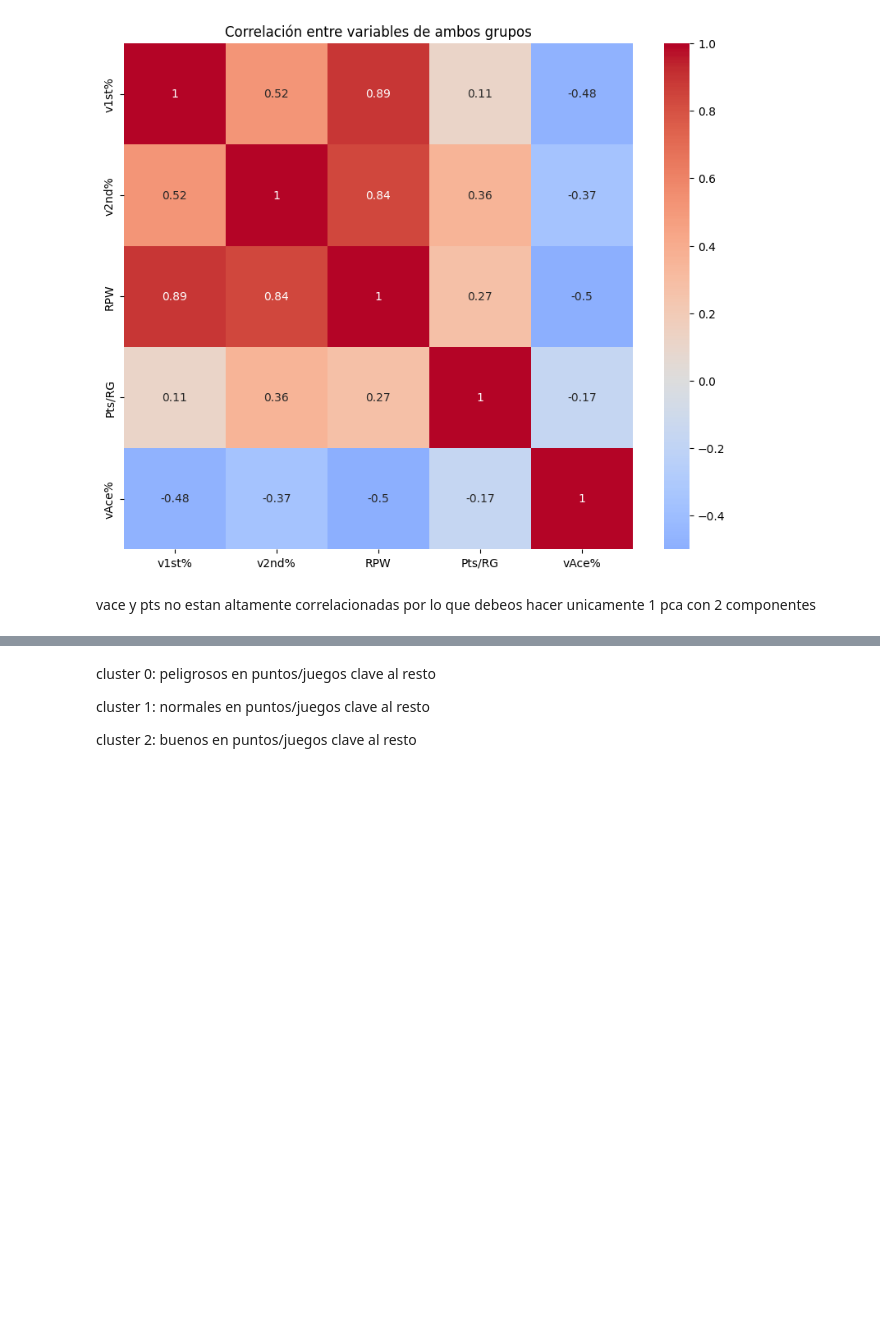
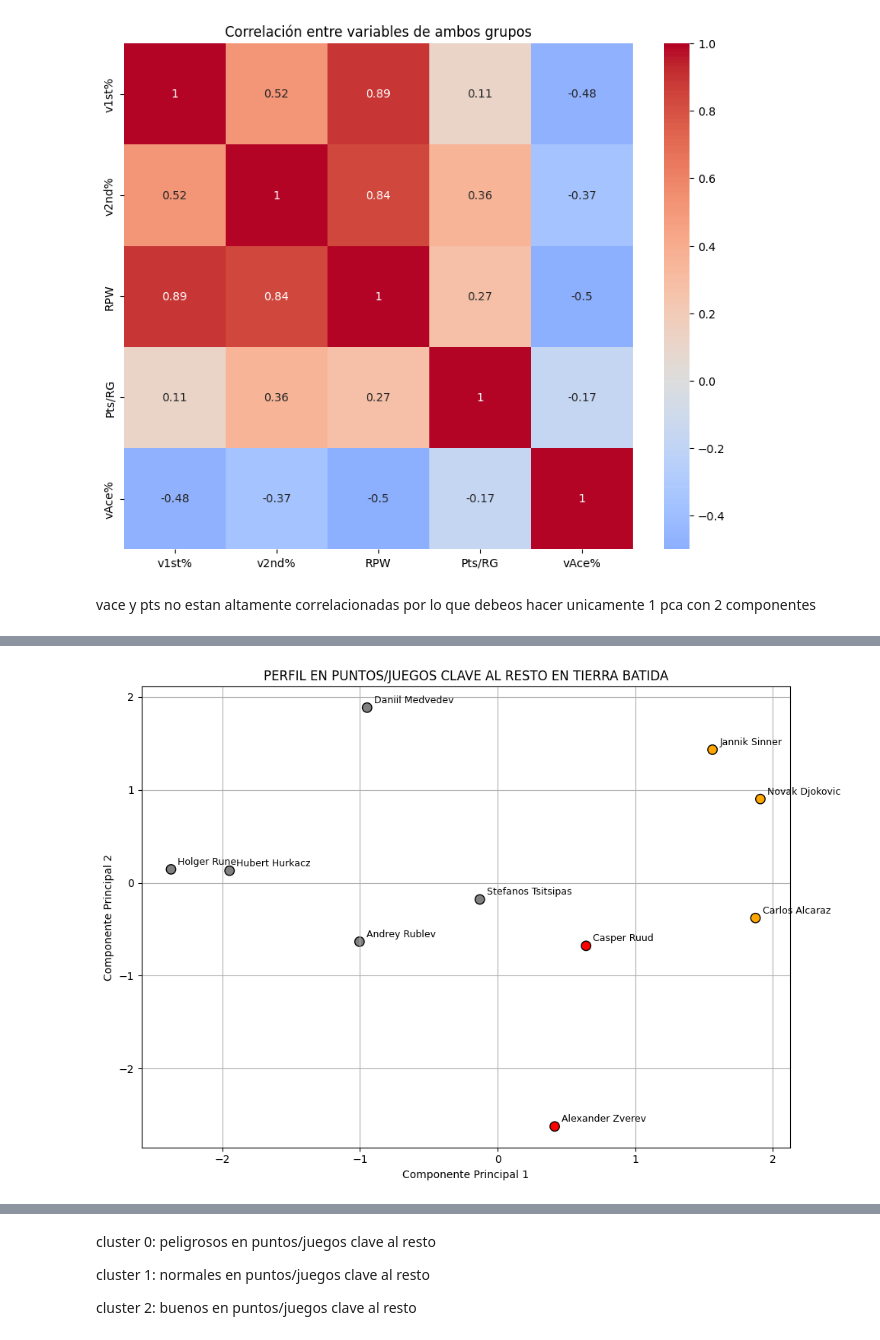
Before and after one commit to joseluis031/TFG_Tennis, a Jupyter notebook: clusters_perfiles_clay.ipynb, the cells around one changed output, grey strips where cells are left out. Cells and saved outputs as stored; diff of their text form; code cells hidden in the pictures; blank space fills up the shorter version.

```diff
--- a/clusters_perfiles_clay.ipynb
+++ b/clusters_perfiles_clay.ipynb
@@ -554,0 +1006,93 @@ Alexander Zverev
+# %%
+# === 3. Filtrar solo los top 10 ===
+df_top10 = df[df['Player'].isin(top10)].copy()
+
+# === 4. Variables del perfil de breaks ===
+variables_break = ['BPConv%', 'BPChnc', 'Bks/M', 'BP/M']
+X = df_top10[variables_break]
+
+# === 5. Normalización ===
+scaler = StandardScaler()
+X_scaled = scaler.fit_transform(X)
+
+# === 6. PCA a 2 componentes ===
+pca = PCA(n_components=2)
+X_pca = pca.fit_transform(X_scaled)
+
+# === 6.1 MÉTODO DEL CODO ===
+inertias = []
+k_range = range(1, 10)
+for k in k_range:
+    kmeans = KMeans(n_clusters=k, random_state=42)
+    kmeans.fit(X_scaled)
+    inertias.append(kmeans.inertia_)
+
+plt.figure(figsize=(8, 5))
+plt.plot(k_range, inertias, marker='o')
+plt.title("Método del Codo para KMeans (perfil de break)")
+plt.xlabel("Número de clusters (k)")
+plt.ylabel("Inercia")
+plt.grid(True)
+plt.tight_layout()
+plt.show()
+
+# === 7. KMeans sobre los 10 jugadores (elige k=3 o lo que el codo indique) ===
+kmeans = KMeans(n_clusters=3, random_state=42)
+df_top10['Cluster'] = kmeans.fit_predict(X_scaled)
+
+# === 7.1 Davies-Bouldin Index ===
+dbi = davies_bouldin_score(X_scaled, df_top10['Cluster'])
+print(f"Davies-Bouldin Index (k=3): {dbi:.3f}")
+
+# === 8. Agregar PCA al DataFrame ===
+df_top10['PCA1'] = X_pca[:, 0]
+df_top10['PCA2'] = X_pca[:, 1]
+
+# === 9. Gráfico ===
+colores_por_cluster = {
+    0: 'orange',
+    1: 'grey',
+    2: 'red'
+}
+
+# Añade una nueva columna con el color correspondiente
+df_top10['Color'] = df_top10['Cluster'].map(colores_por_cluster)
+
+plt.figure(figsize=(10, 7))
+plt.scatter(df_top10['PCA1'], df_top10['PCA2'], c=df_top10['Color'], s=80, edgecolor='k')
+
+# Matriz de distancias entre puntos
+coords = df_top10[['PCA1', 'PCA2']].to_numpy()
+dist_matrix = squareform(pdist(coords))
+
+# Umbral para considerar dos puntos "cercanos"
+threshold = 0.2
+
+# Guardar desplazamientos aplicados
+offsets = {}
+
+# Etiquetar cada jugador
+for i, (x, y, name) in enumerate(zip(df_top10['PCA1'], df_top10['PCA2'], df_top10['Player'])):
+    dx, dy = 0.05, 0.05
+    for j in range(len(dist_matrix)):
+        if i != j and dist_matrix[i, j] < threshold:
+            dx, dy = (-0.1, -0.1) if i < j else (-0.4, 0.05)
+            break
+    offsets[name] = (dx, dy)
+    plt.text(x + dx, y + dy, name, fontsize=9)
+
+plt.xlabel("Componente Principal 1")
+plt.ylabel("Componente Principal 2")
+plt.title("PERFIL EN PUNTOS/JUEGOS CLAVE AL RESTO EN TIERRA BATIDA")
+plt.grid(True)
+plt.tight_layout()
+plt.show()
+
+# === 10. Mostrar jugadores por clúster ===
+for c in sorted(df_top10['Cluster'].unique()):
+    print(f"\nCluster {c}:")
+    print(df_top10[df_top10['Cluster'] == c]['Player'].to_string(index=False))
+
+# === 11. Guardar los clusters en un diccionario ===
+clusters_break_resto = dict(zip(df_top10['Player'], df_top10['Cluster']))
+# %% [output]
@@ -554,0 +1101 @@ Alexander Zverev
+[figure, added]
```
Also changed, not shown: parts of 14 cells of this notebook, 1 other file.
